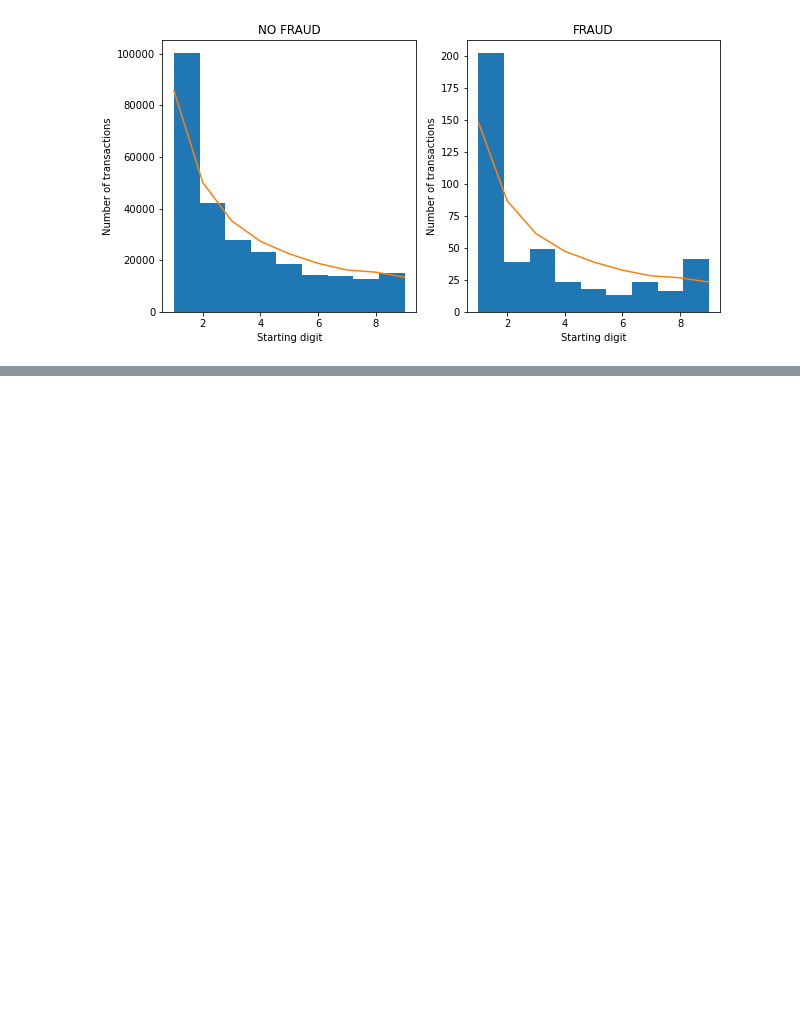
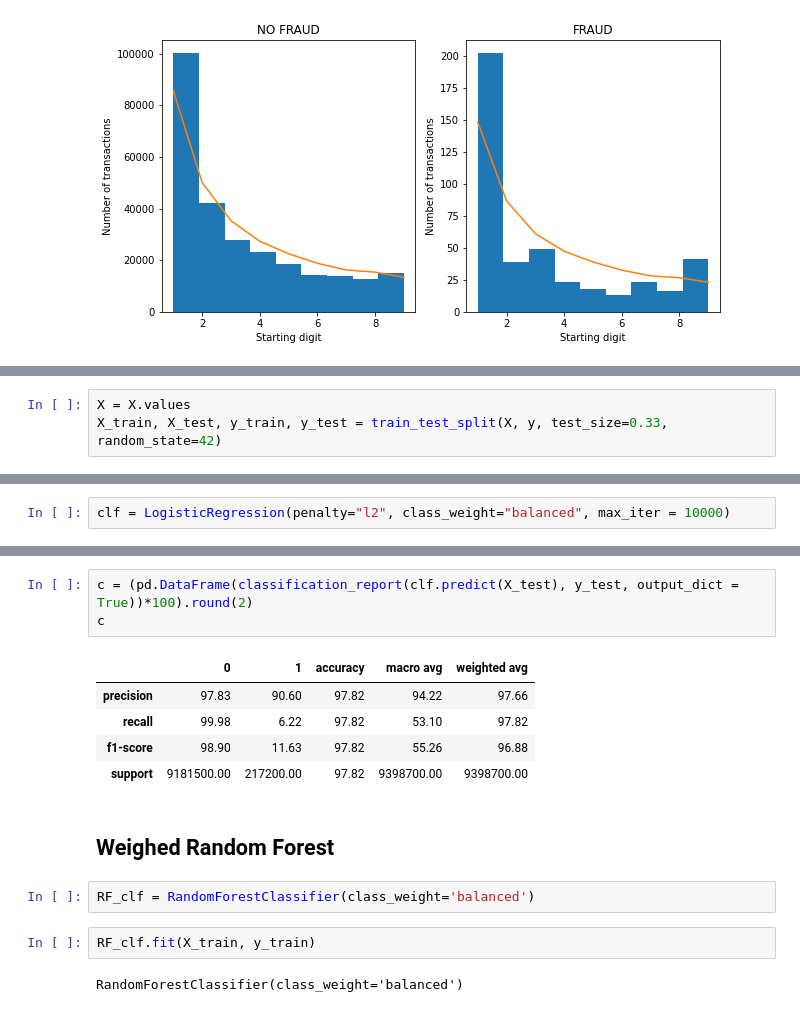
Before and after one commit to diegounzueta/Medium-Articles-, a Jupyter notebook: Fraud detection/Fraud Transactional Data.ipynb, the cells around one changed output, grey strips where cells are left out. Drawn from its saved outputs; the diff is of its cells as text; blank space fills up the shorter version.

```diff
--- a/Fraud detection/Fraud Transactional Data.ipynb
+++ b/Fraud detection/Fraud Transactional Data.ipynb
@@ -237,0 +317,3 @@ Text(0.5, 1.0, 'FRAUD')
+# %%
+X = X.values
+X_train, X_test, y_train, y_test = train_test_split(X, y, test_size=0.33, random_state=42)
@@ -237,0 +330,2 @@ Text(0.5, 1.0, 'FRAUD')
+# %%
+clf = LogisticRegression(penalty="l2", class_weight="balanced", max_iter = 10000)
@@ -237,0 +340,17 @@ Text(0.5, 1.0, 'FRAUD')
+# %%
+c = (pd.DataFrame(classification_report(clf.predict(X_test), y_test, output_dict = True))*100).round(2)
+c
+# %% [output]
+|  | 0 | 1 | accuracy | macro avg | weighted avg |
+| precision | 97.83 | 90.60 | 97.82 | 94.22 | 97.66 |
+| recall | 99.98 | 6.22 | 97.82 | 53.10 | 97.82 |
+| f1-score | 98.90 | 11.63 | 97.82 | 55.26 | 96.88 |
+| support | 9181500.00 | 217200.00 | 97.82 | 9398700.00 | 9398700.00 |
+# %% [markdown]
+## Weighed Random Forest
+# %%
+RF_clf = RandomForestClassifier(class_weight='balanced')
+# %%
+RF_clf.fit(X_train, y_train)
+# %% [output]
+RandomForestClassifier(class_weight='balanced')
```
Also changed, not shown: parts of 45 cells of this notebook.
